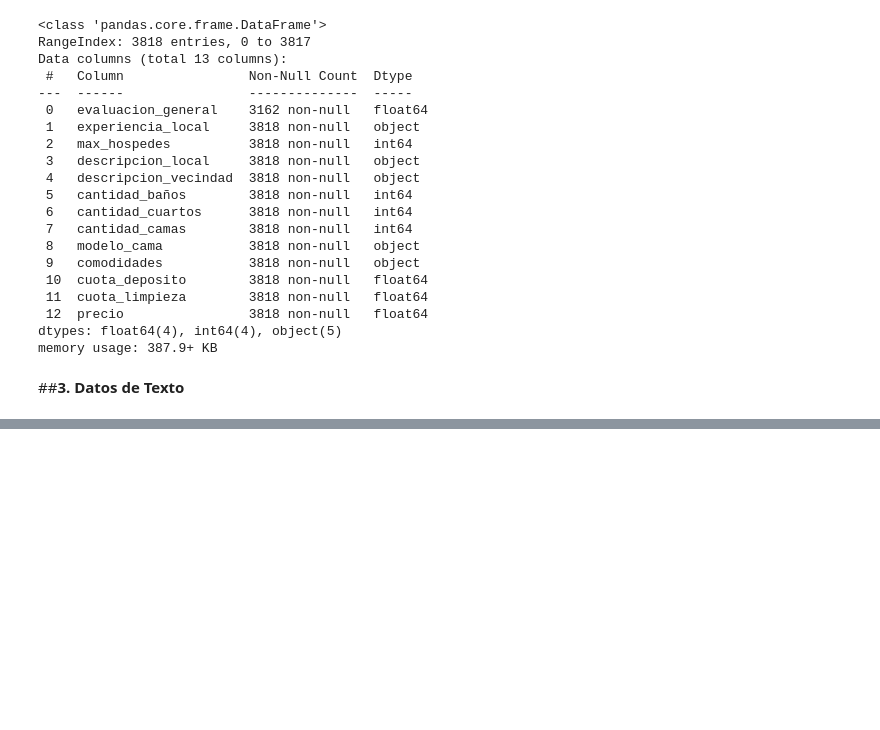
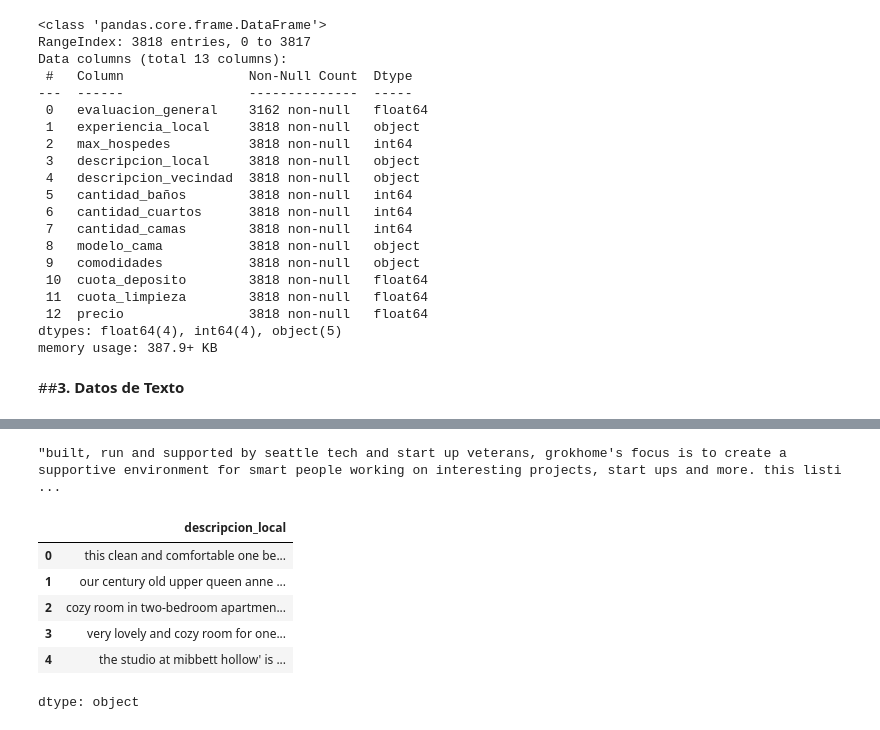
Before and after one commit to AcheBe1/tratamiento_manipulacion_de_datos, a Jupyter notebook: Pandas_tratamiento_Manipulación_datos.ipynb, the cells around one changed output, grey strips where cells are left out. Drawn from its saved outputs; the diff is of its cells as text; code cells hidden in the pictures; blank space fills up the shorter version.

```diff
--- a/Pandas_tratamiento_Manipulación_datos.ipynb
+++ b/Pandas_tratamiento_Manipulación_datos.ipynb
@@ -268,3 +268,7 @@ datos.head()
 | 2 | 10.0 | -- | 1 | cozy room in two-bedroom apartmen... | The convenience of being in Seatt... | ... |
 | 3 | 10.0 | -- | 1 | very lovely and cozy room for one... | Ballard is lovely, vibrant and on... | ... |
 | 4 | 10.0 | -- | 1 | the “studio at mibbett hollow' is... | -- | ... |
+# %%
+datos['descripcion_local'][3169]
+# %% [output]
+"built, run and supported by seattle tech and start up veterans, grokhome's focus is to create a supportive environment for smart people working on interesting projects, start ups and more. this listi ...
@@ -270,0 +279,10 @@ datos.head()
+# %%
+datos['descripcion_local'].head()
+# %% [output]
+|  | descripcion_local |
+| 0 | this clean and comfortable one be... |
+| 1 | our century old upper queen anne ... |
+| 2 | cozy room in two-bedroom apartmen... |
+| 3 | very lovely and cozy room for one... |
+| 4 | the studio at mibbett hollow' is ... |
+dtype: object
```
Also changed, not shown: parts of 6 cells of this notebook.
